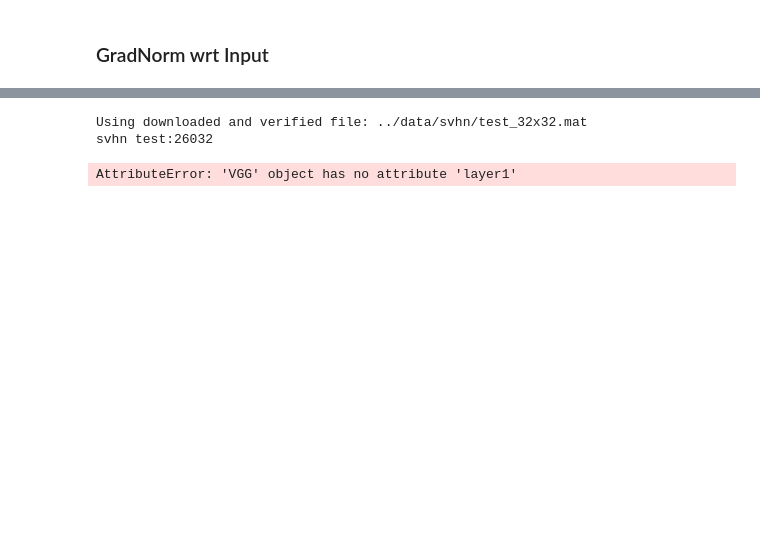
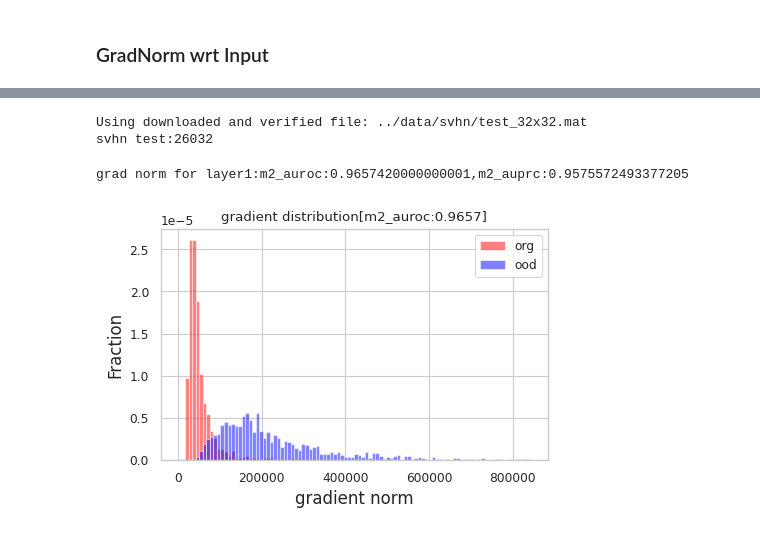
Before and after one commit to buyizhiyou/YYM, a Jupyter notebook: dum/notebooks/statistics_analyse_grad.ipynb, the cells around one changed output, grey strips where cells are left out. Saved outputs shown, nothing was run; the diff lists cells and outputs as text; code cells hidden in the pictures; blank space fills up the shorter version.

```diff
--- a/dum/notebooks/statistics_analyse_grad.ipynb
+++ b/dum/notebooks/statistics_analyse_grad.ipynb
@@ -264,30 +291,38 @@ grad norm for image:m2_auroc:0.826238845,m2_auprc:0.8220686146587435
 # %%
 layer = "layer1"
+wrt = "input"
 test_loader = dataset_loader[dataset].get_test_loader(root=dataset_root, batch_size=1)
 ood_test_loader = dataset_loader[ood_dataset].get_test_loader(root=dataset_root, batch_size=1)
-gradient_norms = calculate_gradients_wrt_input(
+gradient_norms = calculate_gradients_norm(
     net,
     gaussians_model,
     layer,
     test_loader,
     device=device,
     norm=1,
 )
-ood_gradient_norms = calculate_gradients_wrt_input(net, gaussians_model, layer, ood_test_loader, device=device, norm=1.)
-
+ood_gradient_norms = calculate_gradients_norm(
+    net,
+    gaussians_model,
+    layer,
+    ood_test_loader,
+    device=device,
+    norm=1,
+)
 
 right = int(max(gradient_norms.quantile(0.99).item(), ood_gradient_norms.quantile(0.99).item()))
 m2_fpr95, m2_auroc, m2_auprc = get_roc_auc_logits(gradient_norms, ood_gradient_norms, None, device, conf=False)
 print(f"grad norm for {layer}:m2_auroc:{m2_auroc},m2_auprc:{m2_auprc}")
 plot_density([gradient_norms.numpy(), ood_gradient_norms.numpy()],
              binrange=[0, right + 50],
              bins=100,
              title=f"gradient distribution[m2_auroc:{m2_auroc:.4f}]",
              xlabel="gradient norm")
-plt.savefig(f'pngs/{layer}_grad_wrt_input_dist.png', bbox_inches='tight')
+plt.savefig(f'pngs/{model}/{layer}_grad_wrt_input_dist.png', bbox_inches='tight')
 # %% [output]
 Using downloaded and verified file: ../data/svhn/test_32x32.mat
 svhn test:26032
-AttributeError: 'VGG' object has no attribute 'layer1'
+grad norm for layer1:m2_auroc:0.9657420000000001,m2_auprc:0.9575572493377205
+[figure, added]
 # %%
 layer = "layer2"
```
Also changed, not shown: parts of 30 cells of this notebook, 10 other files.
